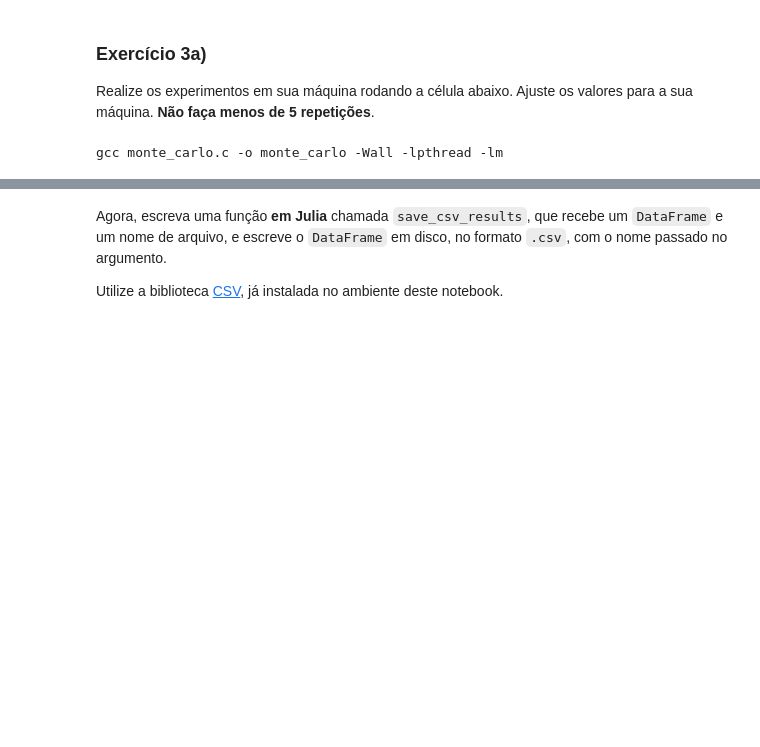
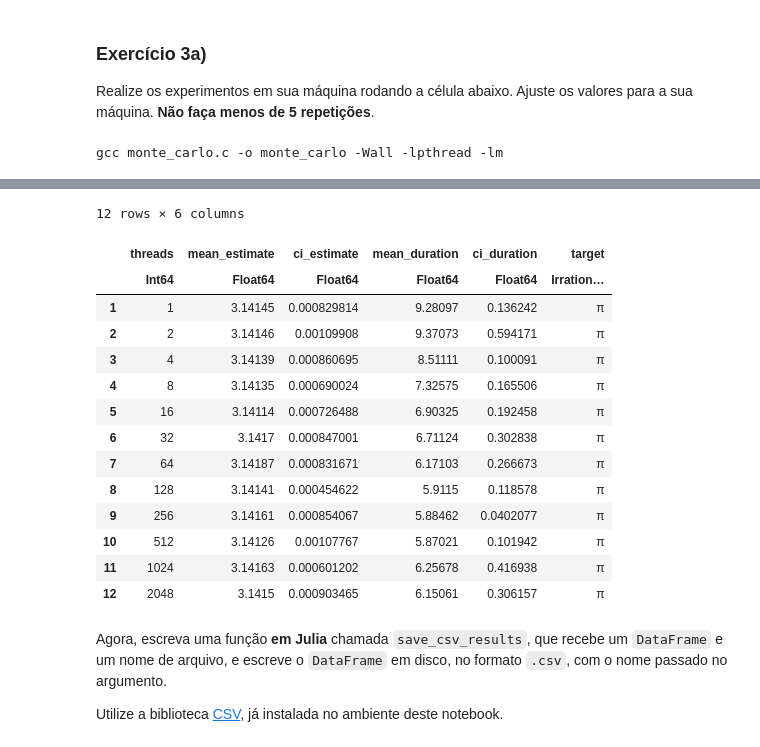
Before and after one commit to MLaurentys/mac-0219, a Jupyter notebook: miniEP2/miniEP3.ipynb, the cells around one changed output, grey strips where cells are left out. Drawn from its saved outputs; the diff is of its cells as text; code cells hidden in the pictures; blank space fills up the shorter version.

```diff
--- a/miniEP2/miniEP3.ipynb
+++ b/miniEP2/miniEP3.ipynb
@@ -349,7 +352,7 @@ Realize os experimentos em sua máquina rodando a célula abaixo. Ajuste os valo
 # %%
 size = 200000000
 f = 0
-threads = [2 ^ x for x in 0:8]
+threads = [2 ^ x for x in 0:11]
 repetitions = 5
 
 results = run_experiments(size, f, threads, repetitions)
@@ -361,5 +364,20 @@ monte_carlo.c:101:9: warning: unused variable ‘aux’ [-Wunused-variable]
      int aux = 0;
          ^~~
+12 rows × 6 columns
+|  | threads | mean_estimate | ci_estimate | mean_duration | ci_duration | target |
+|  | Int64 | Float64 | Float64 | Float64 | Float64 | Irration… |
+| 1 | 1 | 3.14145 | 0.000829814 | 9.28097 | 0.136242 | π |
+| 2 | 2 | 3.14146 | 0.00109908 | 9.37073 | 0.594171 | π |
+| 3 | 4 | 3.14139 | 0.000860695 | 8.51111 | 0.100091 | π |
+| 4 | 8 | 3.14135 | 0.000690024 | 7.32575 | 0.165506 | π |
+| 5 | 16 | 3.14114 | 0.000726488 | 6.90325 | 0.192458 | π |
+| 6 | 32 | 3.1417 | 0.000847001 | 6.71124 | 0.302838 | π |
+| 7 | 64 | 3.14187 | 0.000831671 | 6.17103 | 0.266673 | π |
+| 8 | 128 | 3.14141 | 0.000454622 | 5.9115 | 0.118578 | π |
+| 9 | 256 | 3.14161 | 0.000854067 | 5.88462 | 0.0402077 | π |
+| 10 | 512 | 3.14126 | 0.00107767 | 5.87021 | 0.101942 | π |
+| 11 | 1024 | 3.14163 | 0.000601202 | 6.25678 | 0.416938 | π |
+| 12 | 2048 | 3.1415 | 0.000903465 | 6.15061 | 0.306157 | π |
 # %% [markdown]
 Agora, escreva uma função **em Julia** chamada `save_csv_results`, que recebe um `DataFrame` e um nome de arquivo, e escreve o `DataFrame` em disco, no formato `.csv`, com o nome passado no argumento.
 
```
Also changed, not shown: parts of 15 cells of this notebook, 1 other file.
